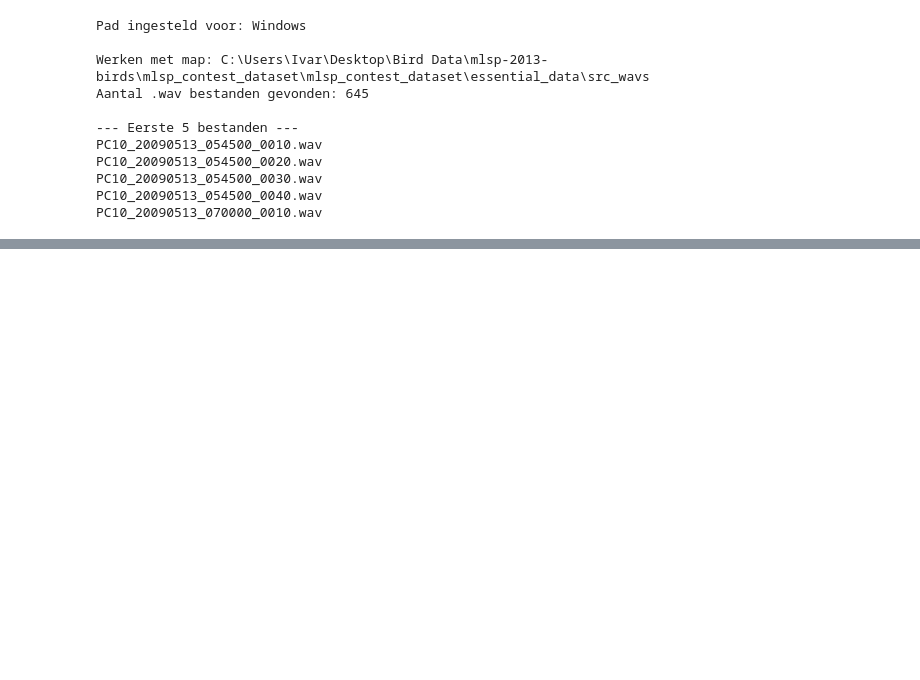
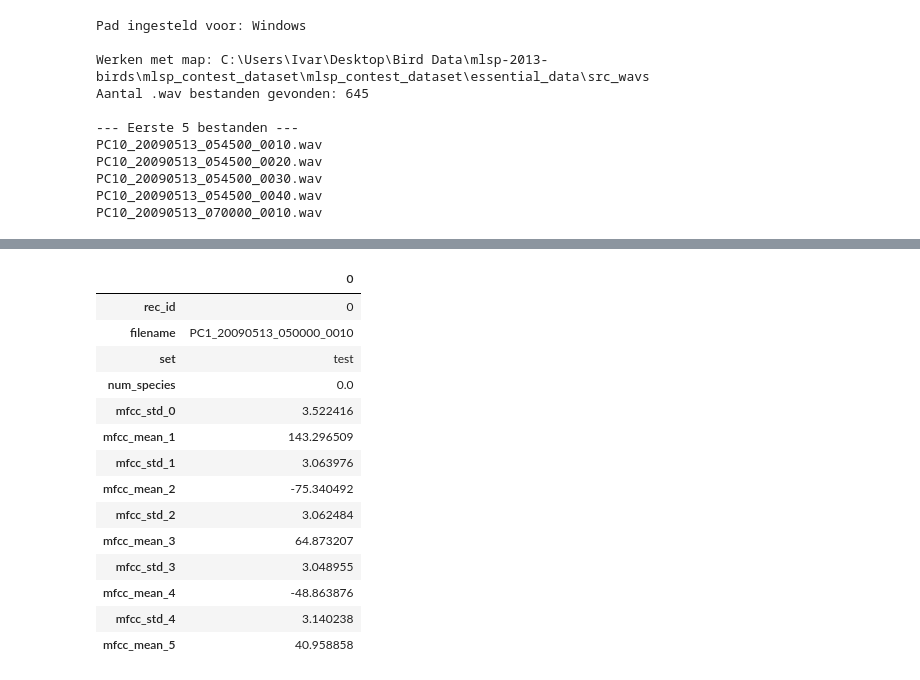
Before and after one commit to IvarHek/DataScienceProjectweek2025, a Jupyter notebook: BirdClassification.ipynb, the cells around one changed output, grey strips where cells are left out. Drawn from its saved outputs; the diff is of its cells as text; code cells hidden in the pictures; blank space fills up the shorter version.

```diff
--- a/BirdClassification.ipynb
+++ b/BirdClassification.ipynb
@@ -233,0 +460,71 @@ Totaal 0 trainingsbestanden gevonden.
+# %%
+# =============================================================================
+# EXTRACTEER FEATURES VOOR ALLE BESTANDEN
+# =============================================================================
+
+print("="*70)
+print("Features uit de wav files halen")
+print("="*70)
+print(f"\nProcessing {len(data)} recordings...")
+print("Dit duurt even...\n")
+
+# Dictionary om alle features op te slaan
+all_features = []
+
+# Loop door alle rijen in onze master dataframe
+for idx, row in tqdm(data.iterrows(), total=len(data), desc="Extracting features"):
+    rec_id = row['rec_id']
+    filename = row['filename']
+
+    # Construeer het volledige pad naar het WAV bestand
+    wav_path = data_map / f"{filename}.wav"
+
+    # Extracteer features
+    features = extract_features(wav_path)
+
+    if features:
+        # Voeg rec_id toe aan de features
+        features['rec_id'] = rec_id
+        all_features.append(features)
+
+# Converteer naar DataFrame
+features_df = pd.DataFrame(all_features)
+
+# Merge met de master dataframe
+data_with_features = data.merge(features_df, on='rec_id', how='left')
+
+print("\n" + "="*70)
+print("FEATURE EXTRACTION COMPLETE")
+print("="*70)
+print(f"\nFeatures extracted: {len(features_df)} recordings")
+print(f"   Missing features:   {len(data) - len(features_df)} recordings")
+print(f"\nUpdated dataframe shape: {data_with_features.shape}")
+print(f"   Original columns:  {len(data.columns)}")
+print(f"   Feature columns:   {len(features_df.columns) - 1}  (excl. rec_id)")
+print(f"   Total columns:     {len(data_with_features.columns)}")
+
+# Toon de eerste rijen met features
+print("\n" + "="*70)
+print("SAMPLE: First recording with features")
+print("="*70)
+sample_cols = ['rec_id', 'filename', 'set', 'num_species'] + list(features_df.columns[1:11])
+display(data_with_features[sample_cols].head(1).T)
+
+# Update variabelen
+data = data_with_features.copy()
+train = data[data['set'] == 'train'].copy()
+test = data[data['set'] == 'test'].copy()
+
+print("\n" + "="*70)
+print("Klaar voor machine learning")
+print("="*70)
+print(f"\nDataset klaar!")
+print(f"   • data  : {data.shape}")
+print(f"   • train : {train.shape}")
+print(f"   • test  : {test.shape}")
+print(f"\n   Feature columns available for ML:")
+feature_cols = [col for col in data.columns if any(x in col for x in ['mfcc', 'chroma', 'contrast', 'tonnetz', 'zcr', 'spectral'])]
+print(f"   {len(feature_cols)} numerical features")
+print(f"   {len(target_cols)} target labels (bird species)")
+print("="*70)
+# %% [output]
@@ -233,0 +552,15 @@ Totaal 0 trainingsbestanden gevonden.
+|  | 0 |
+| rec_id | 0 |
+| filename | PC1_20090513_050000_0010 |
+| set | test |
+| num_species | 0.0 |
+| mfcc_std_0 | 3.522416 |
+| mfcc_mean_1 | 143.296509 |
+| mfcc_std_1 | 3.063976 |
+| mfcc_mean_2 | -75.340492 |
+| mfcc_std_2 | 3.062484 |
+| mfcc_mean_3 | 64.873207 |
+| mfcc_std_3 | 3.048955 |
+| mfcc_mean_4 | -48.863876 |
+| mfcc_std_4 | 3.140238 |
+| mfcc_mean_5 | 40.958858 |
```
Also changed, not shown: parts of 14 cells of this notebook.
